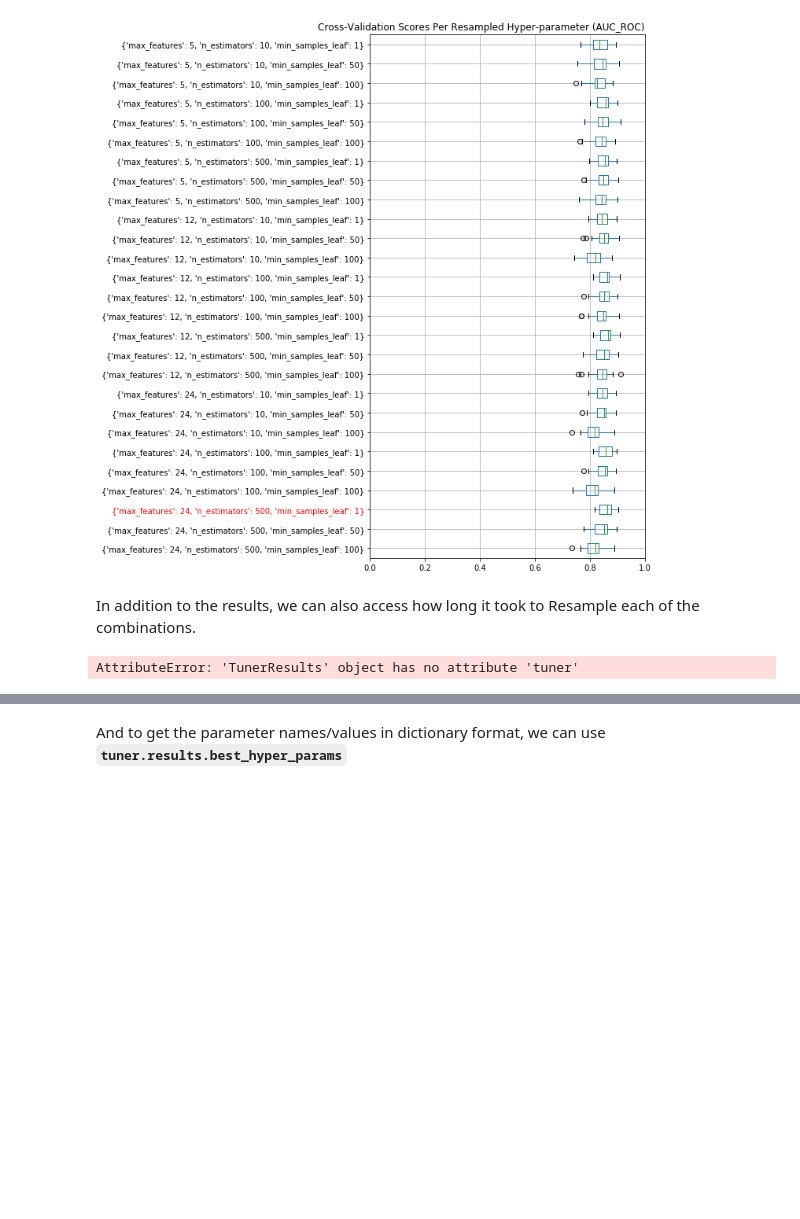
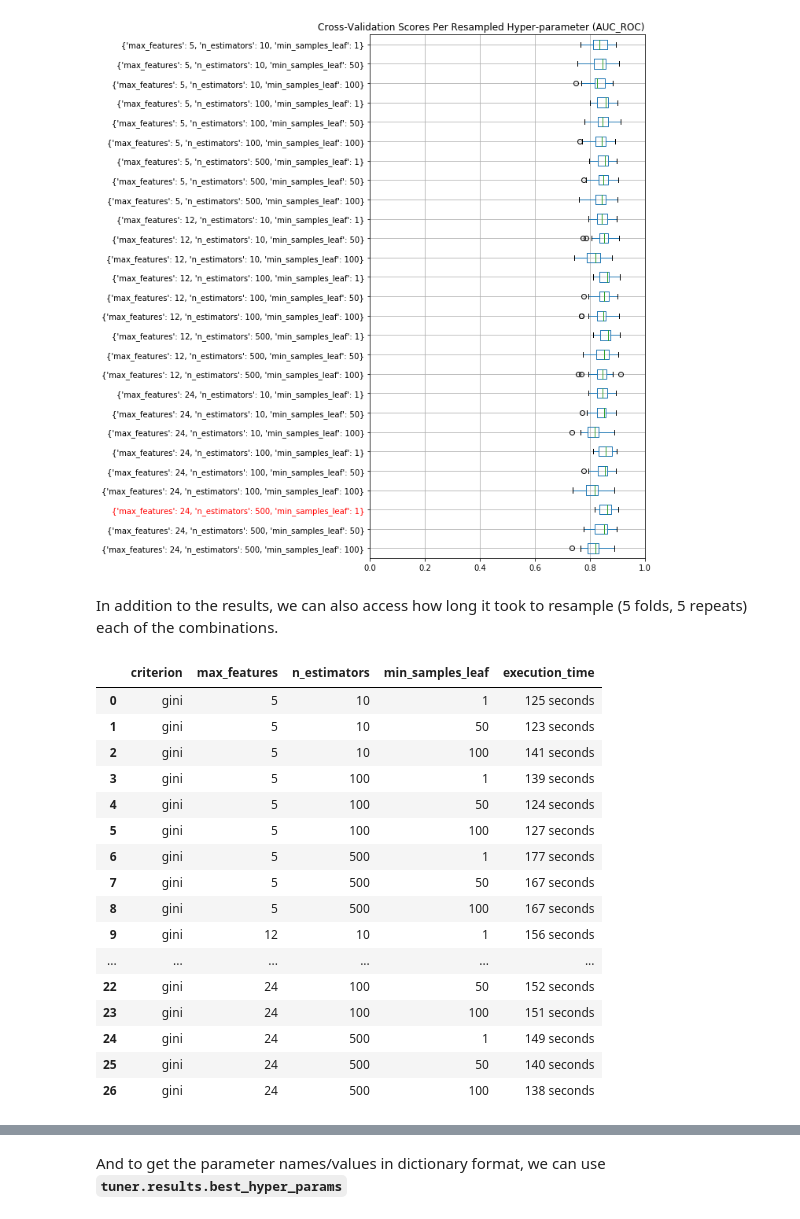
Before and after one commit to shane-kercheval/oo-learning, a Jupyter notebook: examples/classification-titanic/4-Tuning.ipynb, the cells around one changed output, grey strips where cells are left out. Cells and saved outputs as stored; diff of their text form; code cells hidden in the pictures; blank space fills up the shorter version.

Commit message:
Documentation (ModelTuner, finished) #6

```diff
--- a/examples/classification-titanic/4-Tuning.ipynb
+++ b/examples/classification-titanic/4-Tuning.ipynb
@@ -201,9 +199,25 @@ tuner.results.get_cross_validation_boxplots(metric=Metric.AUC_ROC)
 # %% [output]
 [figure]
 # %% [markdown]
-In addition to the results, we can also access how long it took to Resample each of the combinations.
+In addition to the results, we can also access how long it took to resample (5 folds, 5 repeats) each of the combinations.
 # %%
-tuner.results.tuner.results.time_results
+tuner.results.time_results
 # %% [output]
-AttributeError: 'TunerResults' object has no attribute 'tuner'
+|  | criterion | max_features | n_estimators | min_samples_leaf | execution_time |
+| 0 | gini | 5 | 10 | 1 | 125 seconds |
+| 1 | gini | 5 | 10 | 50 | 123 seconds |
+| 2 | gini | 5 | 10 | 100 | 141 seconds |
+| 3 | gini | 5 | 100 | 1 | 139 seconds |
+| 4 | gini | 5 | 100 | 50 | 124 seconds |
+| 5 | gini | 5 | 100 | 100 | 127 seconds |
+| 6 | gini | 5 | 500 | 1 | 177 seconds |
+| 7 | gini | 5 | 500 | 50 | 167 seconds |
+| 8 | gini | 5 | 500 | 100 | 167 seconds |
+| 9 | gini | 12 | 10 | 1 | 156 seconds |
+| ... | ... | ... | ... | ... | ... |
+| 22 | gini | 24 | 100 | 50 | 152 seconds |
+| 23 | gini | 24 | 100 | 100 | 151 seconds |
+| 24 | gini | 24 | 500 | 1 | 149 seconds |
+| 25 | gini | 24 | 500 | 50 | 140 seconds |
+| 26 | gini | 24 | 500 | 100 | 138 seconds |
 # %% [markdown]
```
Also changed, not shown: parts of 32 cells of this notebook, 3 other files.
